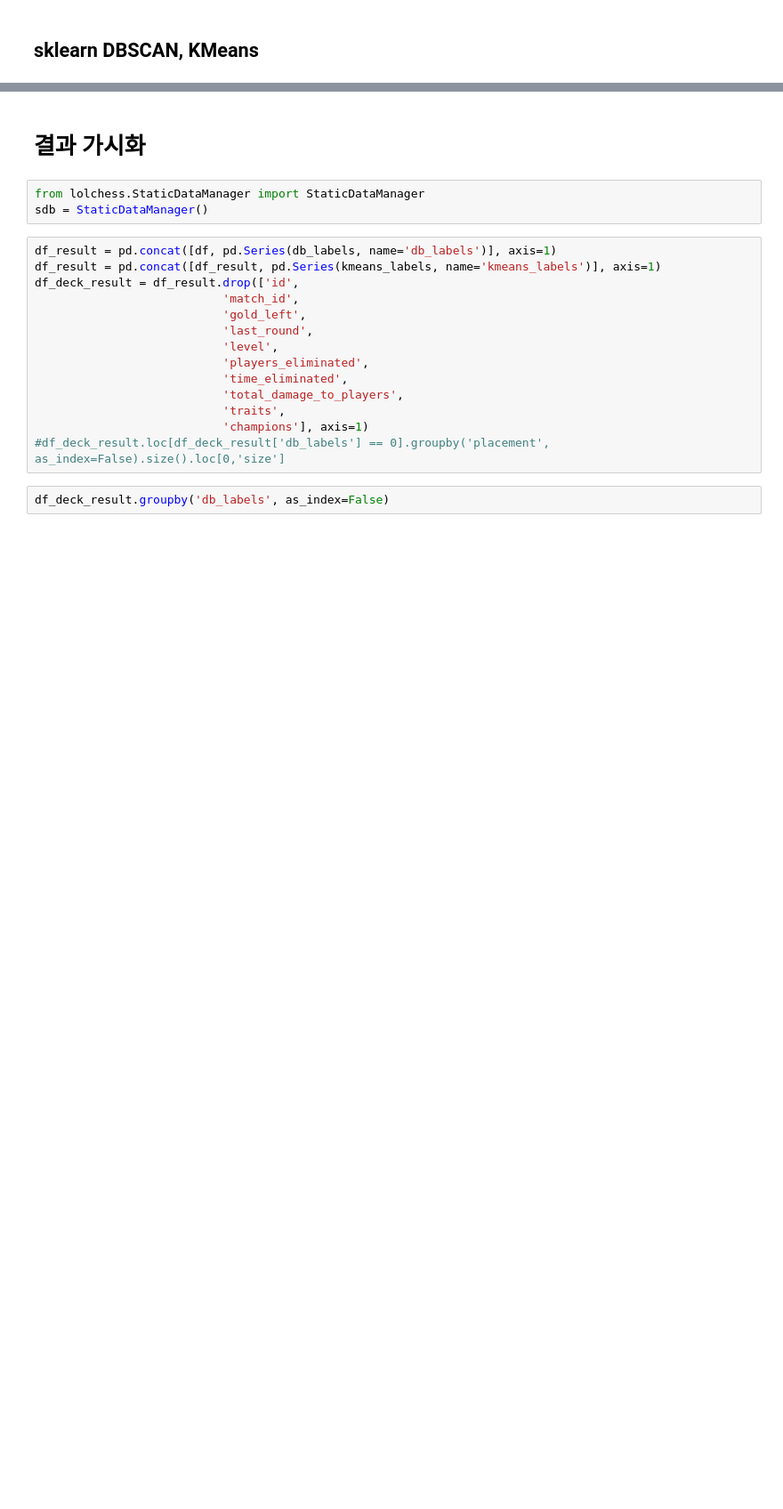
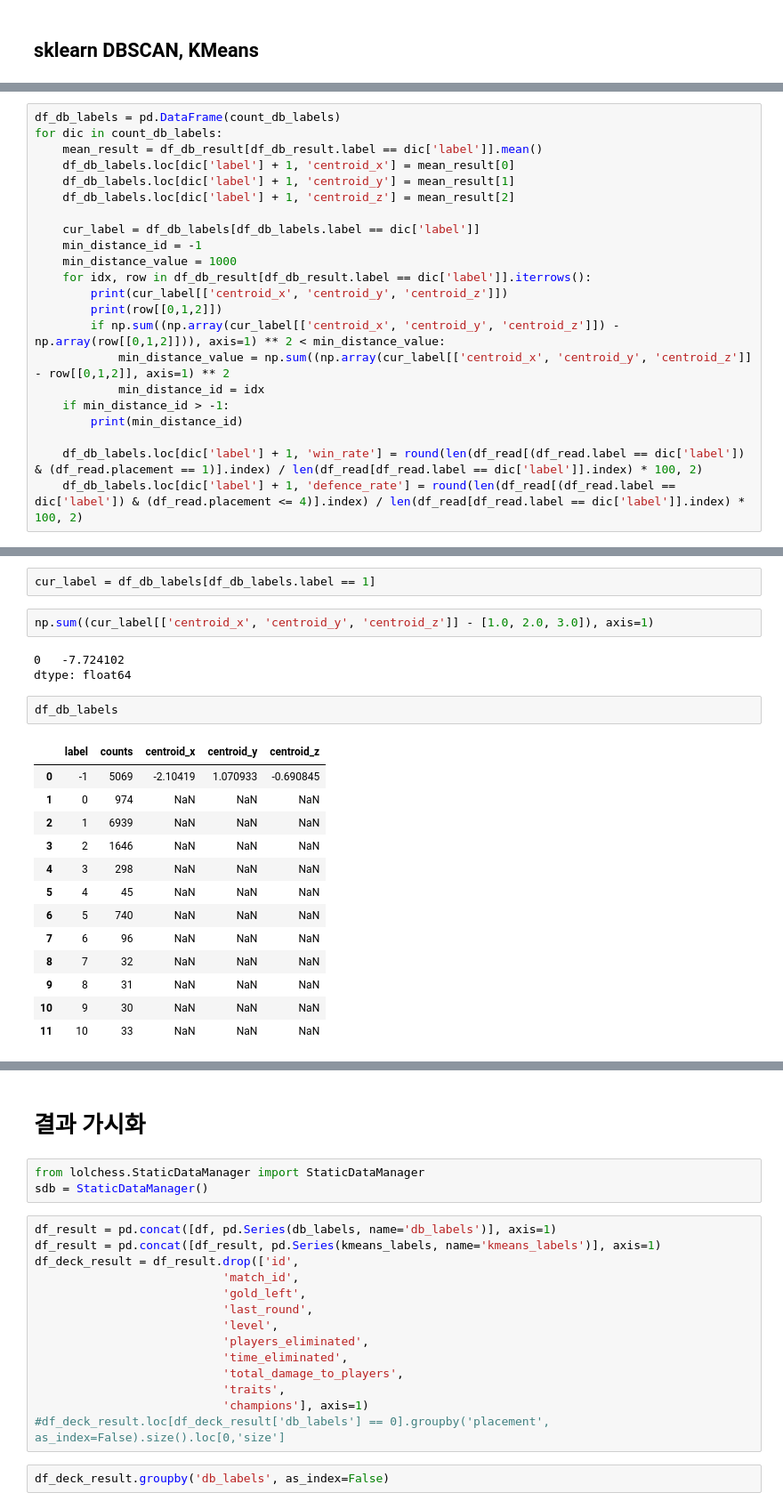
Before and after one commit to dogzz9445/team_fight_tactics_analyze, a Jupyter notebook: Main.ipynb, the cells around one changed output, grey strips where cells are left out. Shown at 89% size. Drawn from its saved outputs; the diff is of its cells as text; blank space fills up the shorter version.

```diff
--- a/Main.ipynb
+++ b/Main.ipynb
@@ -154,0 +145,22 @@ label 13: 1195
+# %%
+df_db_labels = pd.DataFrame(count_db_labels)
+for dic in count_db_labels:
+    mean_result = df_db_result[df_db_result.label == dic['label']].mean()
+    df_db_labels.loc[dic['label'] + 1, 'centroid_x'] = mean_result[0]
+    df_db_labels.loc[dic['label'] + 1, 'centroid_y'] = mean_result[1]
+    df_db_labels.loc[dic['label'] + 1, 'centroid_z'] = mean_result[2]
+
+    cur_label = df_db_labels[df_db_labels.label == dic['label']]
+    min_distance_id = -1
+    min_distance_value = 1000
+    for idx, row in df_db_result[df_db_result.label == dic['label']].iterrows():
+        print(cur_label[['centroid_x', 'centroid_y', 'centroid_z']])
+        print(row[[0,1,2]])
+        if np.sum((np.array(cur_label[['centroid_x', 'centroid_y', 'centroid_z']]) - np.array(row[[0,1,2]])), axis=1) ** 2 < min_distance_value:
+            min_distance_value = np.sum((np.array(cur_label[['centroid_x', 'centroid_y', 'centroid_z']] - row[[0,1,2]], axis=1) ** 2
+            min_distance_id = idx
+    if min_distance_id > -1:
+        print(min_distance_id)
+
+    df_db_labels.loc[dic['label'] + 1, 'win_rate'] = round(len(df_read[(df_read.label == dic['label']) & (df_read.placement == 1)].index) / len(df_read[df_read.label == dic['label']].index) * 100, 2)
+    df_db_labels.loc[dic['label'] + 1, 'defence_rate'] = round(len(df_read[(df_read.label == dic['label']) & (df_read.placement <= 4)].index) / len(df_read[df_read.label == dic['label']].index) * 100, 2)
@@ -154,0 +181,23 @@ label 13: 1195
+# %%
+cur_label = df_db_labels[df_db_labels.label == 1]
+# %%
+np.sum((cur_label[['centroid_x', 'centroid_y', 'centroid_z']] - [1.0, 2.0, 3.0]), axis=1)
+# %% [output]
+0   -7.724102
+dtype: float64
+# %%
+df_db_labels
+# %% [output]
+|  | label | counts | centroid_x | centroid_y | centroid_z |
+| 0 | -1 | 5069 | -2.10419 | 1.070933 | -0.690845 |
+| 1 | 0 | 974 | NaN | NaN | NaN |
+| 2 | 1 | 6939 | NaN | NaN | NaN |
+| 3 | 2 | 1646 | NaN | NaN | NaN |
+| 4 | 3 | 298 | NaN | NaN | NaN |
+| 5 | 4 | 45 | NaN | NaN | NaN |
+| 6 | 5 | 740 | NaN | NaN | NaN |
+| 7 | 6 | 96 | NaN | NaN | NaN |
+| 8 | 7 | 32 | NaN | NaN | NaN |
+| 9 | 8 | 31 | NaN | NaN | NaN |
+| 10 | 9 | 30 | NaN | NaN | NaN |
+| 11 | 10 | 33 | NaN | NaN | NaN |
```
Also changed, not shown: parts of 14 cells of this notebook, 10 other files.
